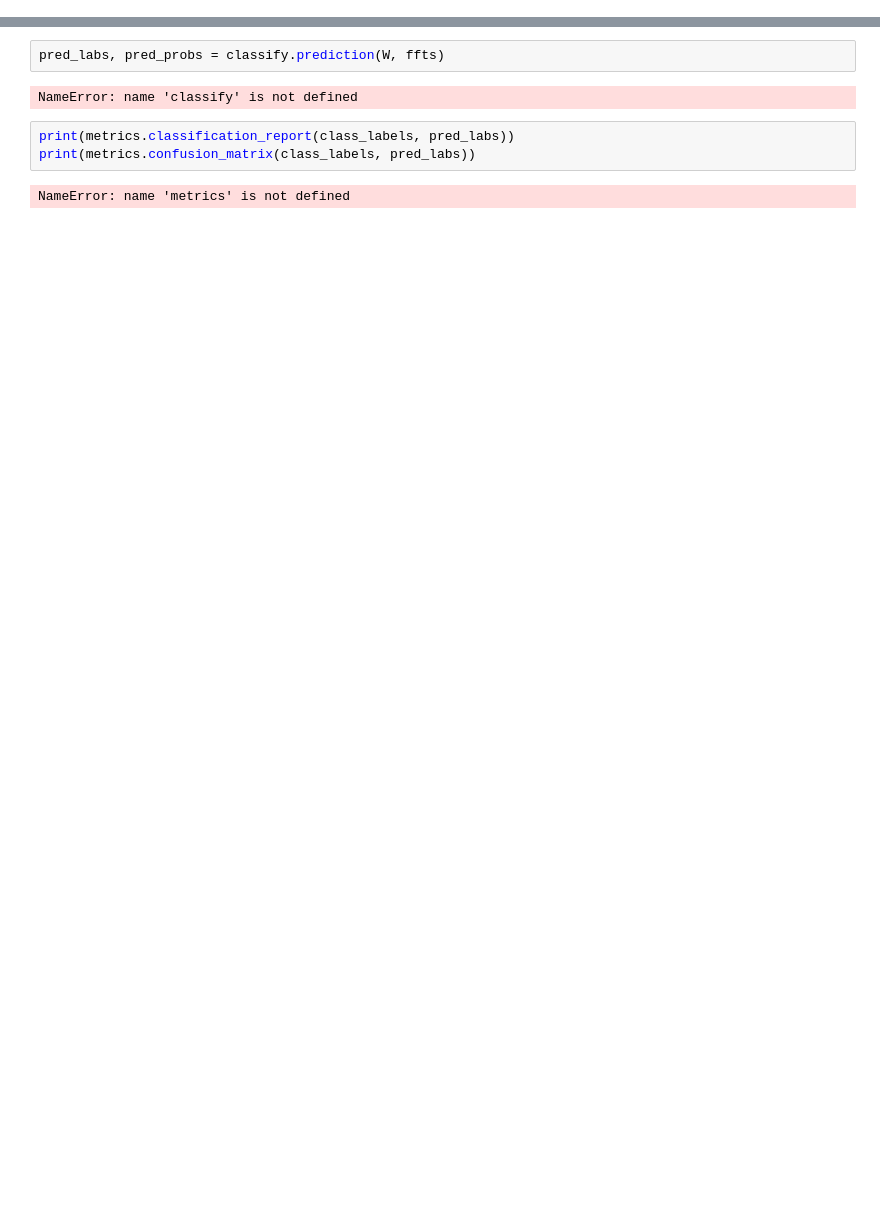
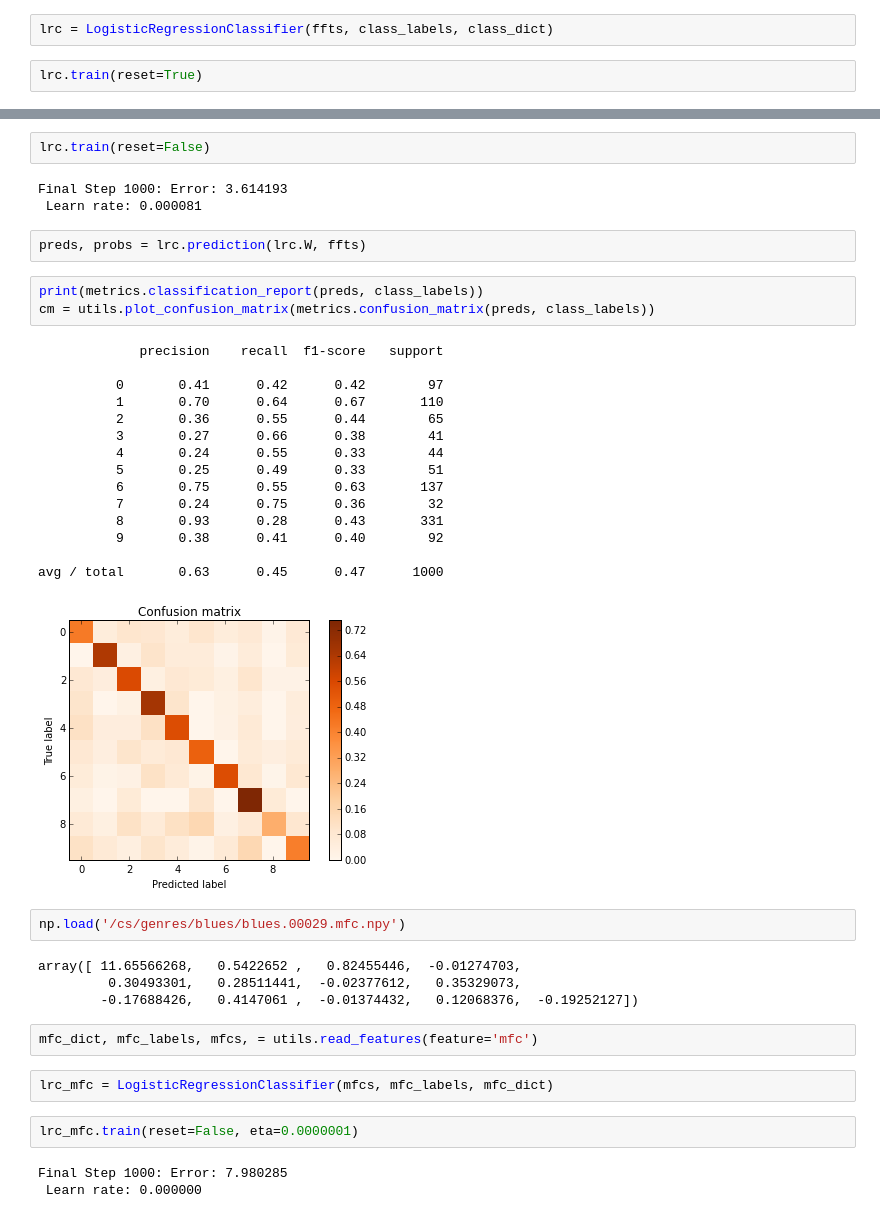
Before and after one commit to binaryaaron/music_genre_classifier, a Jupyter notebook: src/scratch.ipynb, the cells around one changed output, grey strips where cells are left out. Drawn from its saved outputs; the diff is of its cells as text; blank space fills up the shorter version.

```diff
--- a/src/scratch.ipynb
+++ b/src/scratch.ipynb
@@ -63,0 +31,4 @@ W = retrain(None)
+# %%
+lrc = LogisticRegressionClassifier(ffts, class_labels, class_dict)
+# %%
+lrc.train(reset=True)
@@ -64,9 +61,41 @@ W = retrain(None)
+# %%
+lrc.train(reset=False)
+# %% [output]
+Final Step 1000: Error: 3.614193
+ Learn rate: 0.000081
 # %%
-pred_labs, pred_probs = classify.prediction(W, ffts)
+preds, probs = lrc.prediction(lrc.W, ffts)
-# %% [output]
-NameError: name 'classify' is not defined
 # %%
-print(metrics.classification_report(class_labels, pred_labs))
-print(metrics.confusion_matrix(class_labels, pred_labs))
+print(metrics.classification_report(preds, class_labels))
+cm = utils.plot_confusion_matrix(metrics.confusion_matrix(preds, class_labels))
 # %% [output]
-NameError: name 'metrics' is not defined
+             precision    recall  f1-score   support
+
+          0       0.41      0.42      0.42        97
+          1       0.70      0.64      0.67       110
+          2       0.36      0.55      0.44        65
+          3       0.27      0.66      0.38        41
+          4       0.24      0.55      0.33        44
+          5       0.25      0.49      0.33        51
+          6       0.75      0.55      0.63       137
+          7       0.24      0.75      0.36        32
+          8       0.93      0.28      0.43       331
+          9       0.38      0.41      0.40        92
+
+avg / total       0.63      0.45      0.47      1000
+[figure, added]
+# %%
+np.load('/cs/genres/blues/blues.00029.mfc.npy')
+# %% [output]
+array([ 11.65566268,   0.5422652 ,   0.82455446,  -0.01274703,
+         0.30493301,   0.28511441,  -0.02377612,   0.35329073,
+        -0.17688426,   0.4147061 ,  -0.01374432,   0.12068376,  -0.19252127])
+# %%
+mfc_dict, mfc_labels, mfcs, = utils.read_features(feature='mfc')
+# %%
+lrc_mfc = LogisticRegressionClassifier(mfcs, mfc_labels, mfc_dict)
+# %%
+lrc_mfc.train(reset=False, eta=0.0000001)
+# %% [output]
+Final Step 1000: Error: 7.980285
+ Learn rate: 0.000000
```
Also changed, not shown: parts of 12 cells of this notebook.
